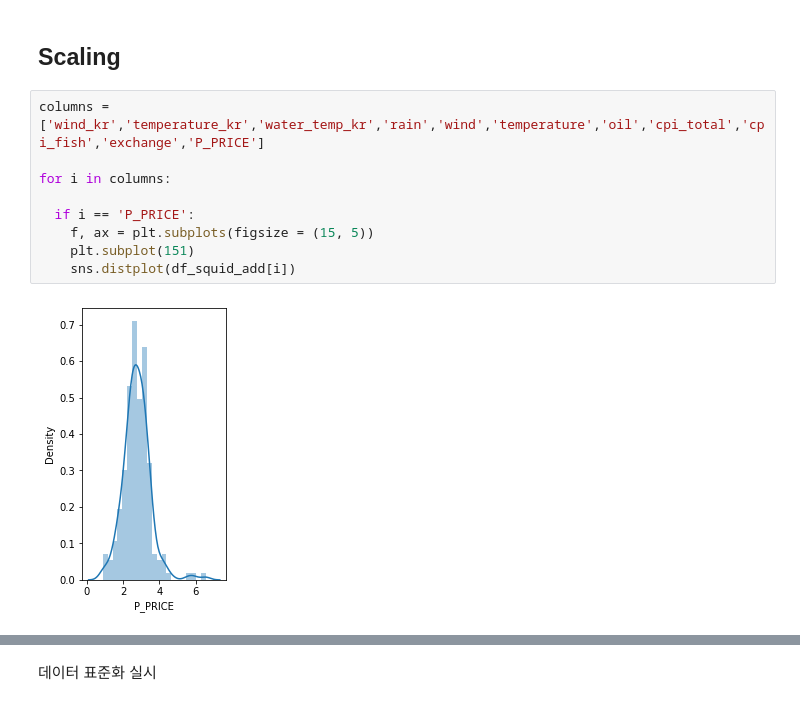
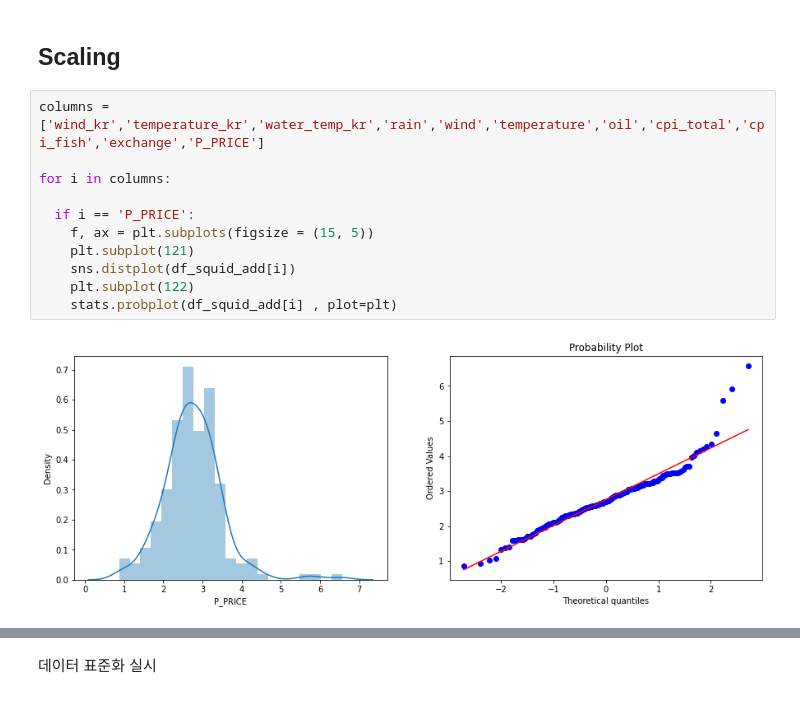
Before and after one commit to Yeony54/Project_Seafood_Import_Price_Prediction, a Jupyter notebook: 전처리 가설 검증 (어종별 모델).ipynb, the cells around one changed output, grey strips where cells are left out. Saved outputs shown, nothing was run; the diff lists cells and outputs as text.

```diff
--- a/전처리 가설 검증 (어종별 모델).ipynb
+++ b/전처리 가설 검증 (어종별 모델).ipynb
@@ -494,11 +494,13 @@ LinearRegression(copy_X=True, fit_intercept=True, n_jobs=None, normalize=False)
 # %%
 columns = ['wind_kr','temperature_kr','water_temp_kr','rain','wind','temperature','oil','cpi_total','cpi_fish','exchange','P_PRICE']
 
 for i in columns:
 
   if i == 'P_PRICE':
     f, ax = plt.subplots(figsize = (15, 5))
-    plt.subplot(151)
+    plt.subplot(121)
     sns.distplot(df_squid_add[i])
+    plt.subplot(122)
+    stats.probplot(df_squid_add[i] , plot=plt)
 # %% [output]
-[figure, old version]
+[figure, new version]
```
Also changed, not shown: parts of 65 cells of this notebook.
